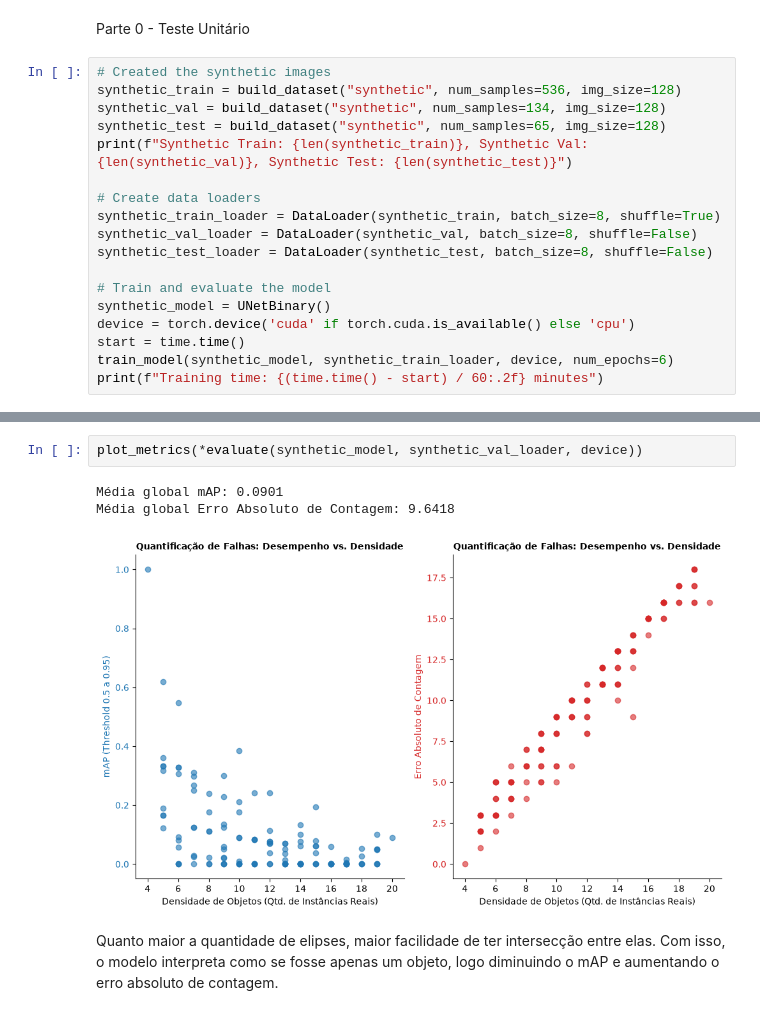
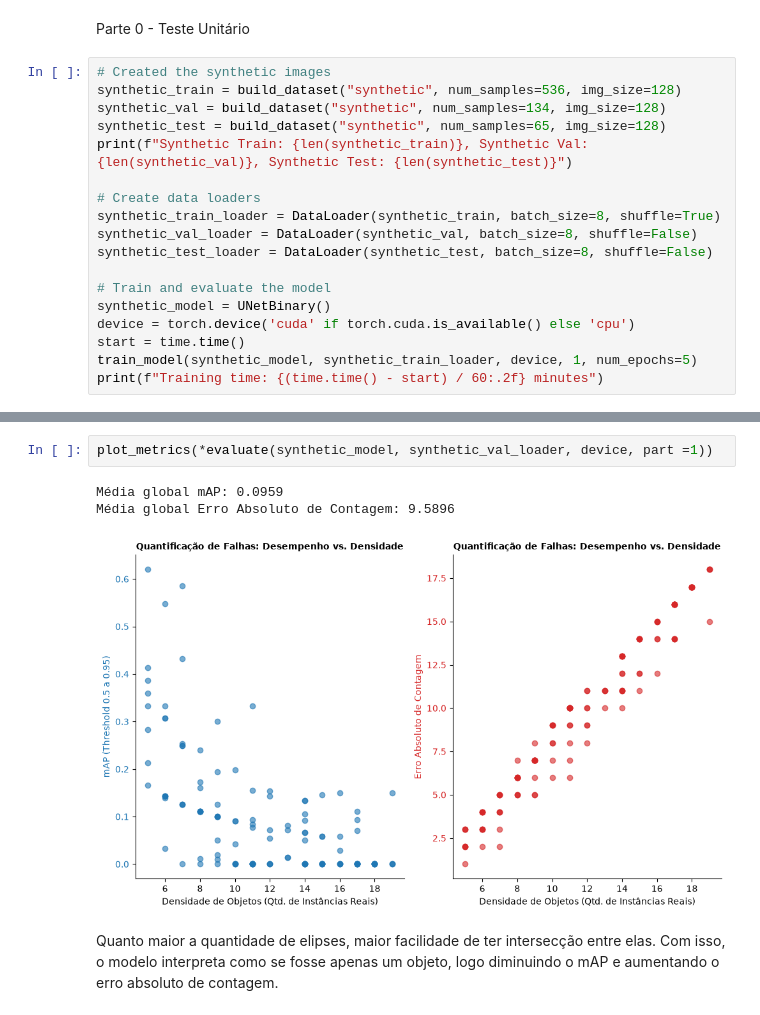
Before and after one commit to mistercapote/deep-learning-assignments, a Jupyter notebook: assignment-01/pa1.ipynb, the cells around one changed output, grey strips where cells are left out. Saved outputs shown, nothing was run; the diff lists cells and outputs as text.

Commit message:
changing the train function

```diff
--- a/assignment-01/pa1.ipynb
+++ b/assignment-01/pa1.ipynb
@@ -411,7 +449,7 @@ synthetic_test_loader = DataLoader(synthetic_test, batch_size=8, shuffle=False)
 synthetic_model = UNetBinary()
 device = torch.device('cuda' if torch.cuda.is_available() else 'cpu')
 start = time.time()
-train_model(synthetic_model, synthetic_train_loader, device, num_epochs=6)
+train_model(synthetic_model, synthetic_train_loader, device, 1, num_epochs=5)
 print(f"Training time: {(time.time() - start) / 60:.2f} minutes")
 # %% [output]
 Synthetic Train: 536, Synthetic Val: 134, Synthetic Test: 65
@@ -428,9 +462,9 @@ Média global Erro Absoluto de Contagem: 9.3881
 # %%
-plot_metrics(*evaluate(synthetic_model, synthetic_val_loader, device))
+plot_metrics(*evaluate(synthetic_model, synthetic_val_loader, device, part =1))
 # %% [output]
-Média global mAP: 0.0901
-Média global Erro Absoluto de Contagem: 9.6418
+Média global mAP: 0.0959
+Média global Erro Absoluto de Contagem: 9.5896
-[figure, old version]
+[figure, new version]
 # %% [markdown]
 Quanto maior a quantidade de elipses, maior facilidade de ter intersecção entre elas. Com isso, o modelo interpreta como se fosse apenas um objeto, logo diminuindo o mAP e aumentando o erro absoluto de contagem.
 # %% [markdown]
```
Also changed, not shown: parts of 7 cells of this notebook.
